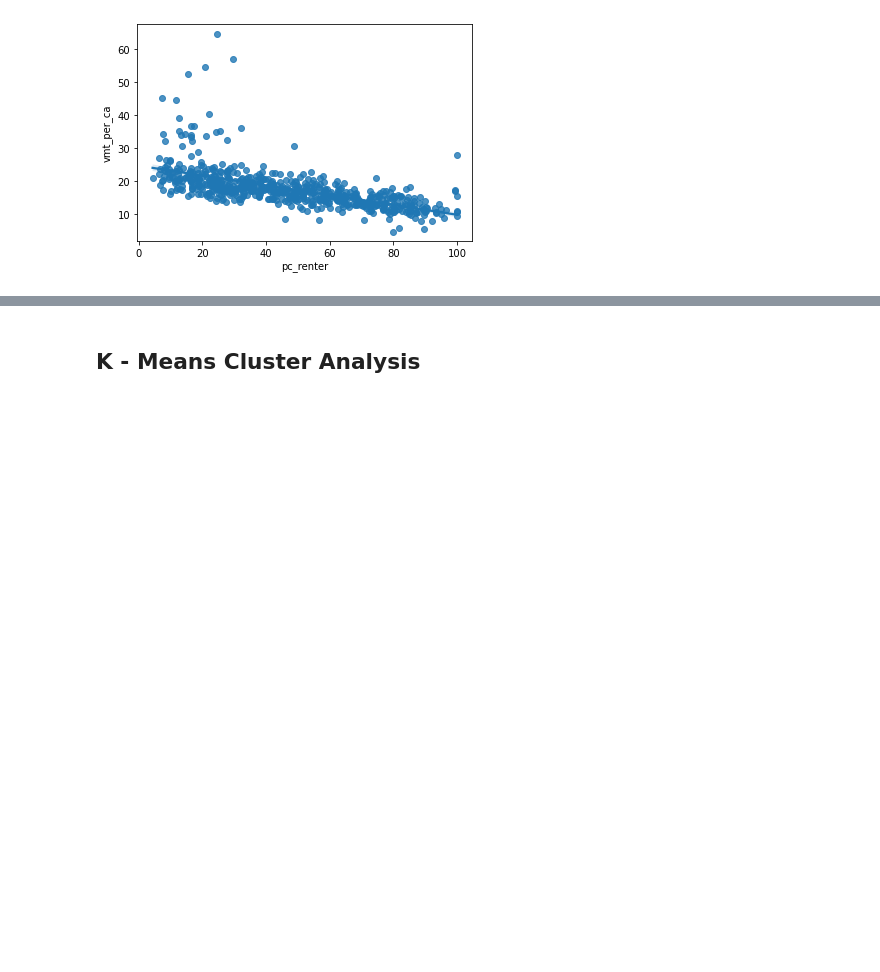
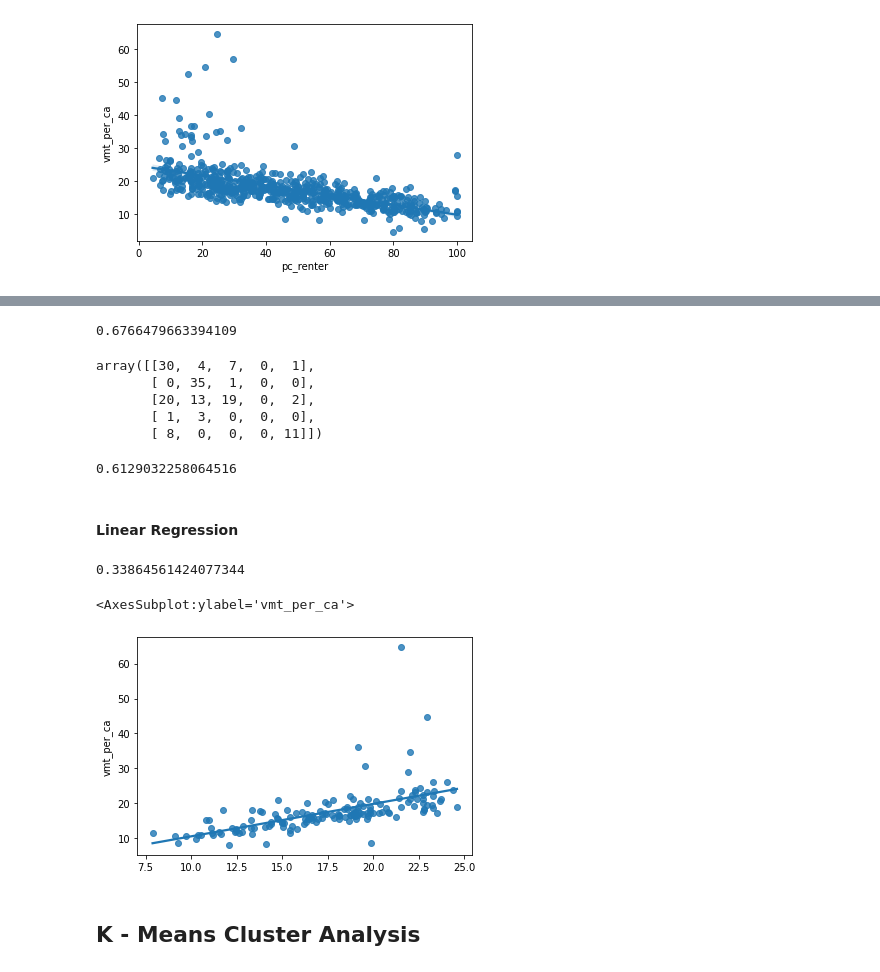
Before and after one commit to ffreeman1234/UDS-VMT-Project, a Jupyter notebook: Project/Project.ipynb, the cells around one changed output, grey strips where cells are left out. Cells and saved outputs as stored; diff of their text form; code cells hidden in the pictures; blank space fills up the shorter version.

```diff
--- a/Project/Project.ipynb
+++ b/Project/Project.ipynb
@@ -287,3 +251,55 @@ Text(0.5, 1.0, 'Renter Status by Percentage VMT')
+# %%
+LR =LogisticRegression(multi_class='multinomial', solver = "lbfgs", max_iter = 10000)
+
+#fitting the model
+LR.fit(X_train, y_train)
+cross_val_score(LR, X_train, y_train, cv=5).mean()
+# %% [output]
+0.6766479663394109
+# %%
+y_test_predictions = LR.predict(X_test)
+from sklearn.metrics import confusion_matrix
+LR_confusion = confusion_matrix(y_test, y_test_predictions)
+LR_confusion
+# %% [output]
+array([[30,  4,  7,  0,  1],
+       [ 0, 35,  1,  0,  0],
+       [20, 13, 19,  0,  2],
+       [ 1,  3,  0,  0,  0],
+       [ 8,  0,  0,  0, 11]])
+# %%
+LR.score(X_test,y_test)
+# %% [output]
+0.6129032258064516
+# %% [markdown]
+#### Linear Regression
+# %%
+#LINEAR REGRESSION
+from sklearn.linear_model import LinearRegression
+xvars = ['total_pop','median_income','pc_nonHispanicWhite','pc_Black','pc_hispanic','pc_renter']
+yvar = 'vmt_per_ca'
+
+df_to_fit = joinDf[xvars+[yvar]].dropna()
+
+X_train, X_test, y_train, y_test = train_test_split(
+    df_to_fit[xvars], df_to_fit[yvar], test_size = 0.25, random_state = 1)
+
+LinR = LinearRegression()
+
+LinR.fit(X_train, y_train)
+
+y_test_predictions = LinR.predict(X_test)
+
+print(LinR.score(X_test, y_test))
+# %% [output]
+0.33864561424077344
+# %%
+#plotting linear regression model
+fig, ax=plt.subplots()
+sns.regplot(y_test_predictions, y_test, ci=None, ax=ax)
+# %% [output]
+<AxesSubplot:ylabel='vmt_per_ca'>
+[figure, added]
 # %% [markdown]
 ## K - Means Cluster Analysis
 # %%
```
Also changed, not shown: parts of 34 cells of this notebook.
